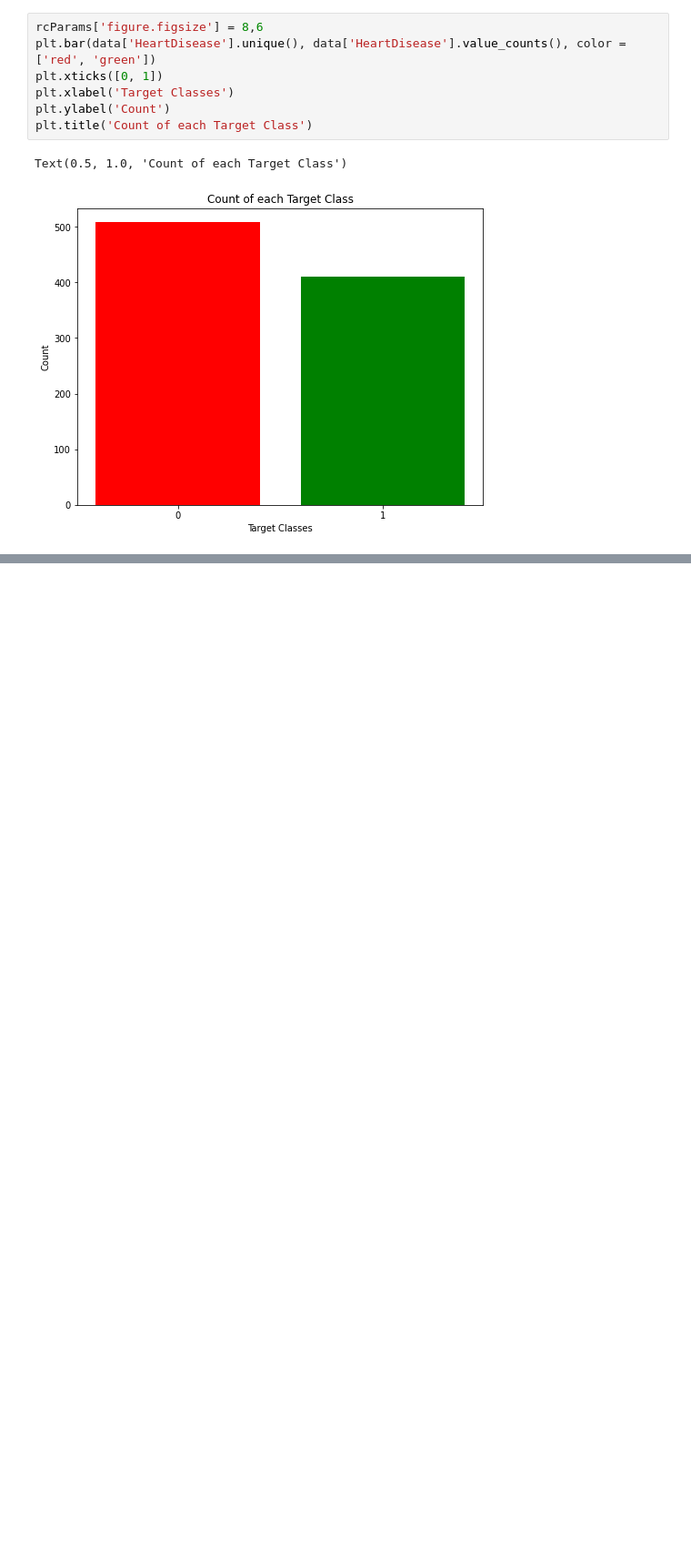
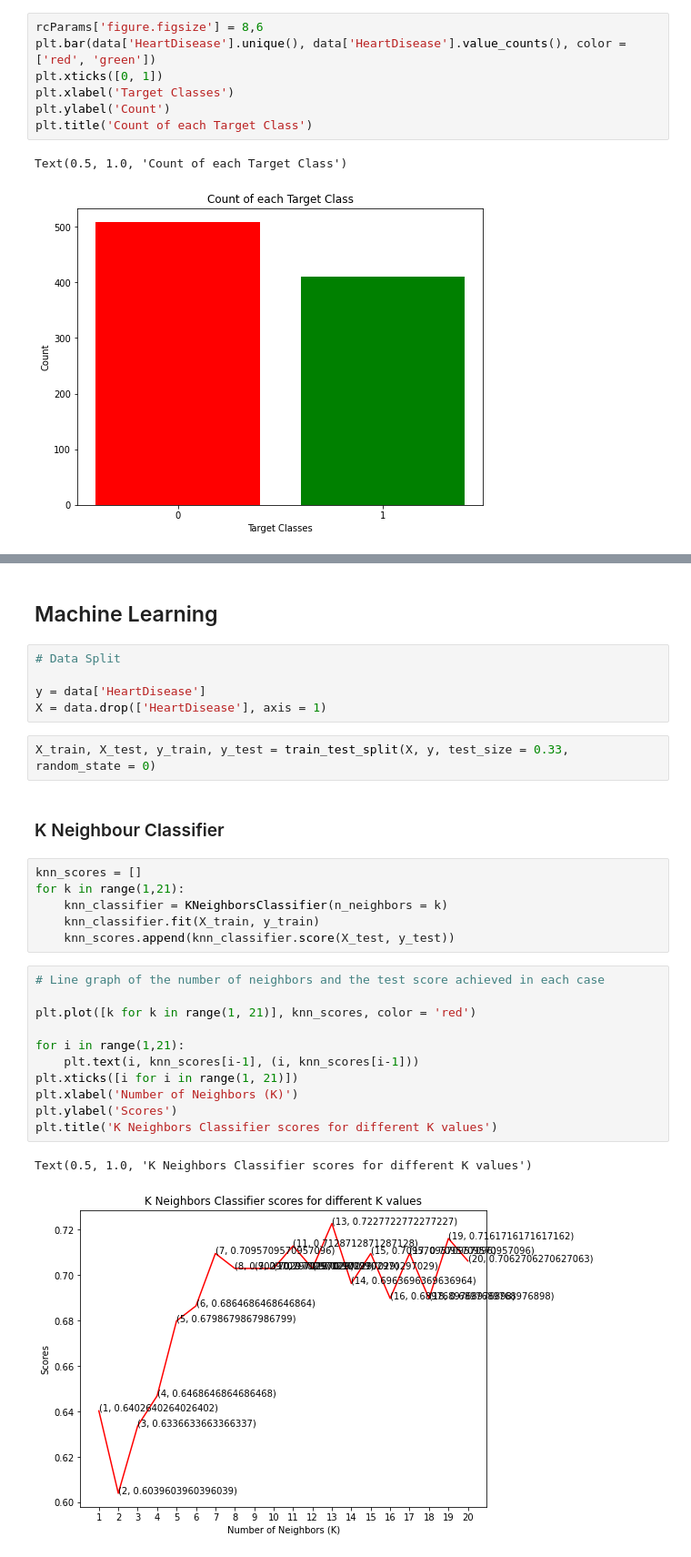
Before and after one commit to Shubham-1-cell/Cureya_Internship_Task5, a Jupyter notebook: Heart(Week_5_Task).ipynb, the cells around one changed output, grey strips where cells are left out. Shown at 91% size. Cells and saved outputs as stored; diff of their text form; blank space fills up the shorter version.

```diff
--- a/Heart(Week_5_Task).ipynb
+++ b/Heart(Week_5_Task).ipynb
@@ -139,3 +140,34 @@ data = pd.get_dummies(data, columns = ['Sex', 'ChestPainType', 'FastingBS', 'Res
 standardScaler = StandardScaler()
 columns_to_scale = ['Age', 'RestingBP', 'Cholesterol', 'MaxHR', 'Oldpeak']
 data[columns_to_scale] = standardScaler.fit_transform(data[columns_to_scale])
+# %% [markdown]
+## Machine Learning
+# %%
+# Data Split
+
+y = data['HeartDisease']
+X = data.drop(['HeartDisease'], axis = 1)
+# %%
+X_train, X_test, y_train, y_test = train_test_split(X, y, test_size = 0.33, random_state = 0)
+# %% [markdown]
+### K Neighbour Classifier
+# %%
+knn_scores = []
+for k in range(1,21):
+    knn_classifier = KNeighborsClassifier(n_neighbors = k)
+    knn_classifier.fit(X_train, y_train)
+    knn_scores.append(knn_classifier.score(X_test, y_test))
+# %%
+# Line graph of the number of neighbors and the test score achieved in each case
+
+plt.plot([k for k in range(1, 21)], knn_scores, color = 'red')
+
+for i in range(1,21):
+    plt.text(i, knn_scores[i-1], (i, knn_scores[i-1]))
+plt.xticks([i for i in range(1, 21)])
+plt.xlabel('Number of Neighbors (K)')
+plt.ylabel('Scores')
+plt.title('K Neighbors Classifier scores for different K values')
+# %% [output]
+Text(0.5, 1.0, 'K Neighbors Classifier scores for different K values')
+[figure, added]
```
Also changed, not shown: parts of 2 cells of this notebook.
